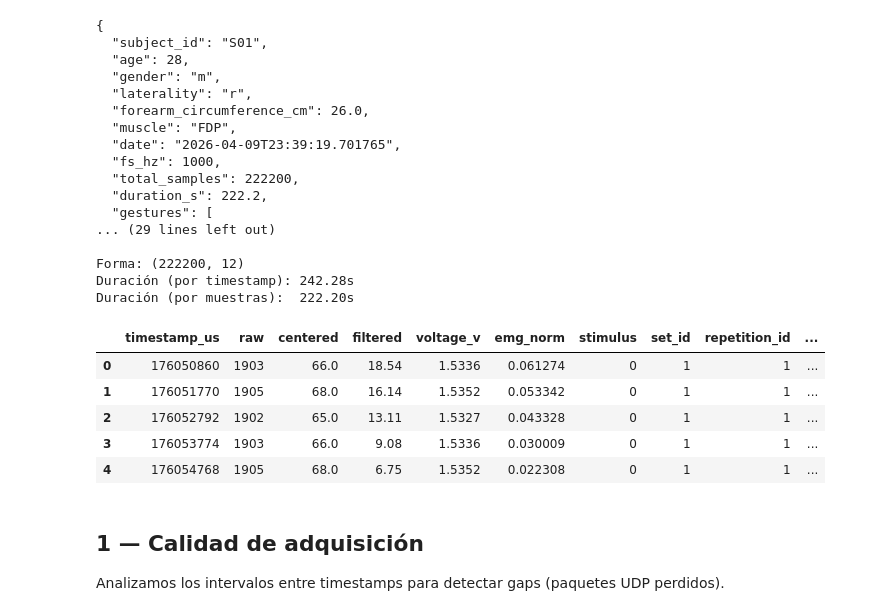
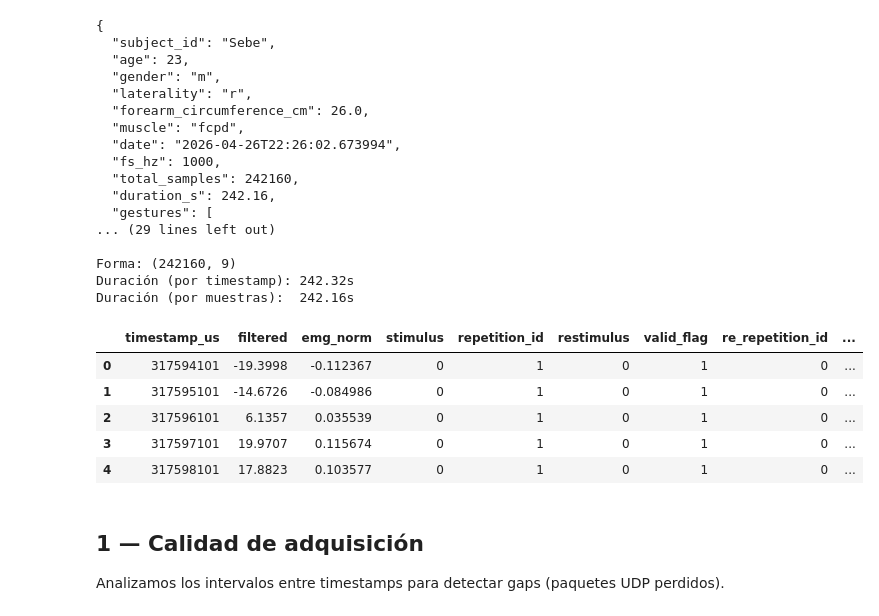
Before and after one commit to elSebee/MyoTensor_Tesis, a Jupyter notebook: intelligence/notebooks/myotensor_proto/explorar.ipynb, the cells around one changed output. Saved outputs shown, nothing was run; the diff lists cells and outputs as text; code cells hidden in the pictures.

```diff
--- a/intelligence/notebooks/myotensor_proto/explorar.ipynb
+++ b/intelligence/notebooks/myotensor_proto/explorar.ipynb
@@ -16,47 +70,48 @@ plt.rcParams.update({
 # %%
-# ── Rutas ─────────────────────────────────────────────────────
-DATA_DIR = Path("../../datasets/raw/myotensor_proto/S01")
+# csv_path  = DATA_DIR / "session_20260515_222718.csv"
+# meta_path = DATA_DIR / "session_20260515_222718_metadata.json"
 
-csv_path  = DATA_DIR / "session_20260409_233919.csv"
-meta_path = DATA_DIR / "session_20260409_233919_metadata.json"
+csv_path = DATASETS[SUBJECT]["csv"]
+meta_path = DATASETS[SUBJECT]["meta"]
 # %%
 # ── Metadata ───────────────────────────────────────────────────
 with open(meta_path) as f:
     meta = json.load(f)
 print(json.dumps(meta, indent=2, ensure_ascii=False))
 
 # ── Dataset ────────────────────────────────────────────────────
 df = pd.read_csv(csv_path)
+df = df.sort_values("timestamp_us").reset_index(drop=True)
 df['time_s'] = (df['timestamp_us'] - df['timestamp_us'].iloc[0]) / 1e6
 
 print(f"\nForma: {df.shape}")
 print(f"Duración (por timestamp): {df['time_s'].iloc[-1]:.2f}s")
 print(f"Duración (por muestras):  {len(df)/1000:.2f}s")
 df.head()
 # %% [output]
 {
-  "subject_id": "S01",
-  "age": 28,
+  "subject_id": "Sebe",
+  "age": 23,
   "gender": "m",
   "laterality": "r",
   "forearm_circumference_cm": 26.0,
-  "muscle": "FDP",
-  "date": "2026-04-09T23:39:19.701765",
+  "muscle": "fcpd",
+  "date": "2026-04-26T22:26:02.673994",
   "fs_hz": 1000,
-  "total_samples": 222200,
-  "duration_s": 222.2,
+  "total_samples": 242160,
+  "duration_s": 242.16,
   "gestures": [
 ... (29 lines left out)
 
-Forma: (222200, 12)
-Duración (por timestamp): 242.28s
-Duración (por muestras):  222.20s
+Forma: (242160, 9)
+Duración (por timestamp): 242.32s
+Duración (por muestras):  242.16s
-|  | timestamp_us | raw | centered | filtered | voltage_v | emg_norm | stimulus | set_id | repetition_id | ... |
-| 0 | 176050860 | 1903 | 66.0 | 18.54 | 1.5336 | 0.061274 | 0 | 1 | 1 | ... |
-| 1 | 176051770 | 1905 | 68.0 | 16.14 | 1.5352 | 0.053342 | 0 | 1 | 1 | ... |
-| 2 | 176052792 | 1902 | 65.0 | 13.11 | 1.5327 | 0.043328 | 0 | 1 | 1 | ... |
-| 3 | 176053774 | 1903 | 66.0 | 9.08 | 1.5336 | 0.030009 | 0 | 1 | 1 | ... |
-| 4 | 176054768 | 1905 | 68.0 | 6.75 | 1.5352 | 0.022308 | 0 | 1 | 1 | ... |
+|  | timestamp_us | filtered | emg_norm | stimulus | repetition_id | restimulus | valid_flag | re_repetition_id | ... |
+| 0 | 317594101 | -19.3998 | -0.112367 | 0 | 1 | 0 | 1 | 0 | ... |
+| 1 | 317595101 | -14.6726 | -0.084986 | 0 | 1 | 0 | 1 | 0 | ... |
+| 2 | 317596101 | 6.1357 | 0.035539 | 0 | 1 | 0 | 1 | 0 | ... |
+| 3 | 317597101 | 19.9707 | 0.115674 | 0 | 1 | 0 | 1 | 0 | ... |
+| 4 | 317598101 | 17.8823 | 0.103577 | 0 | 1 | 0 | 1 | 0 | ... |
 # %% [markdown]
 ## 1 — Calidad de adquisición
 Analizamos los intervalos entre timestamps para detectar gaps (paquetes UDP perdidos).
```
Also changed, not shown: parts of 4 cells of this notebook, 8 other files.
